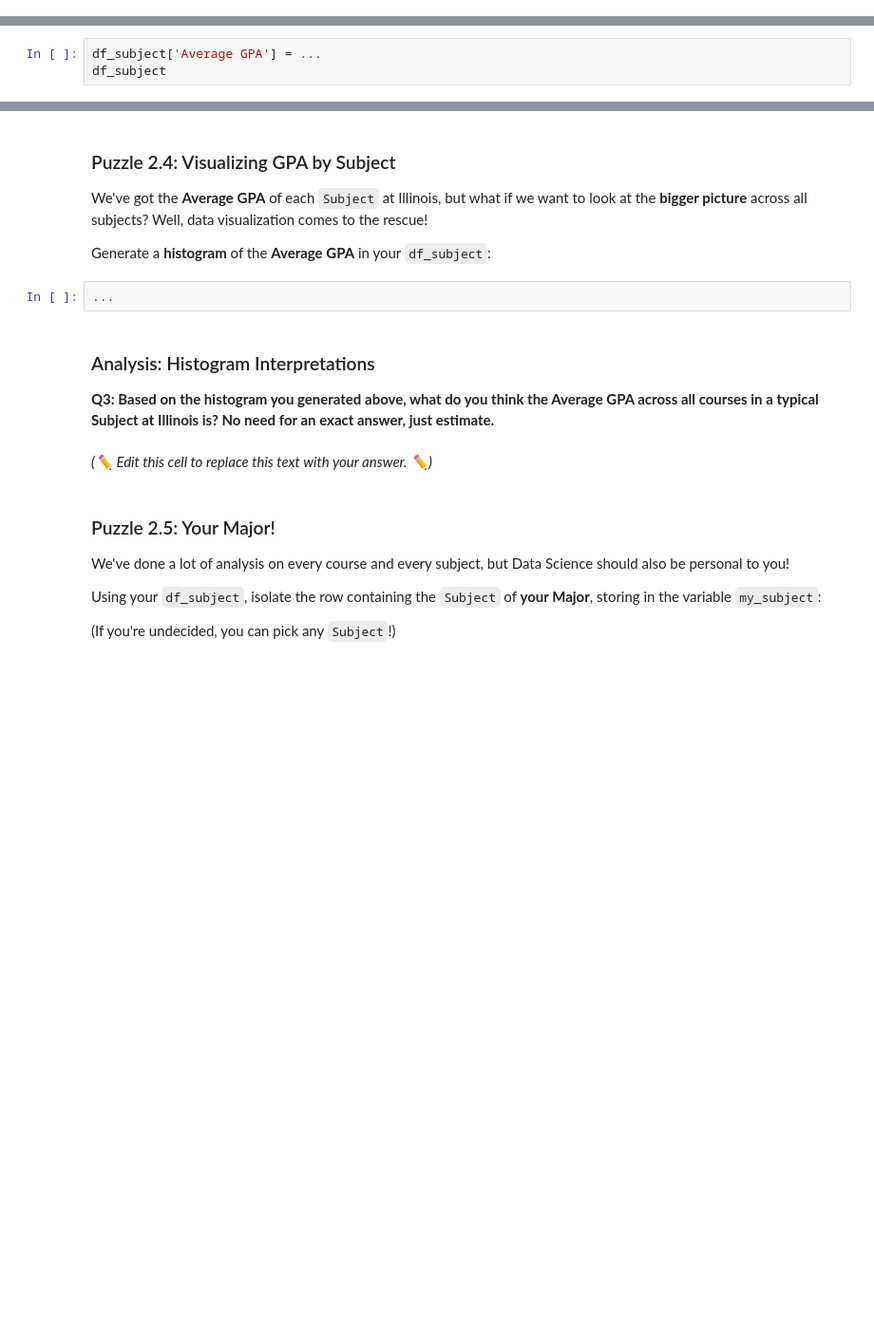
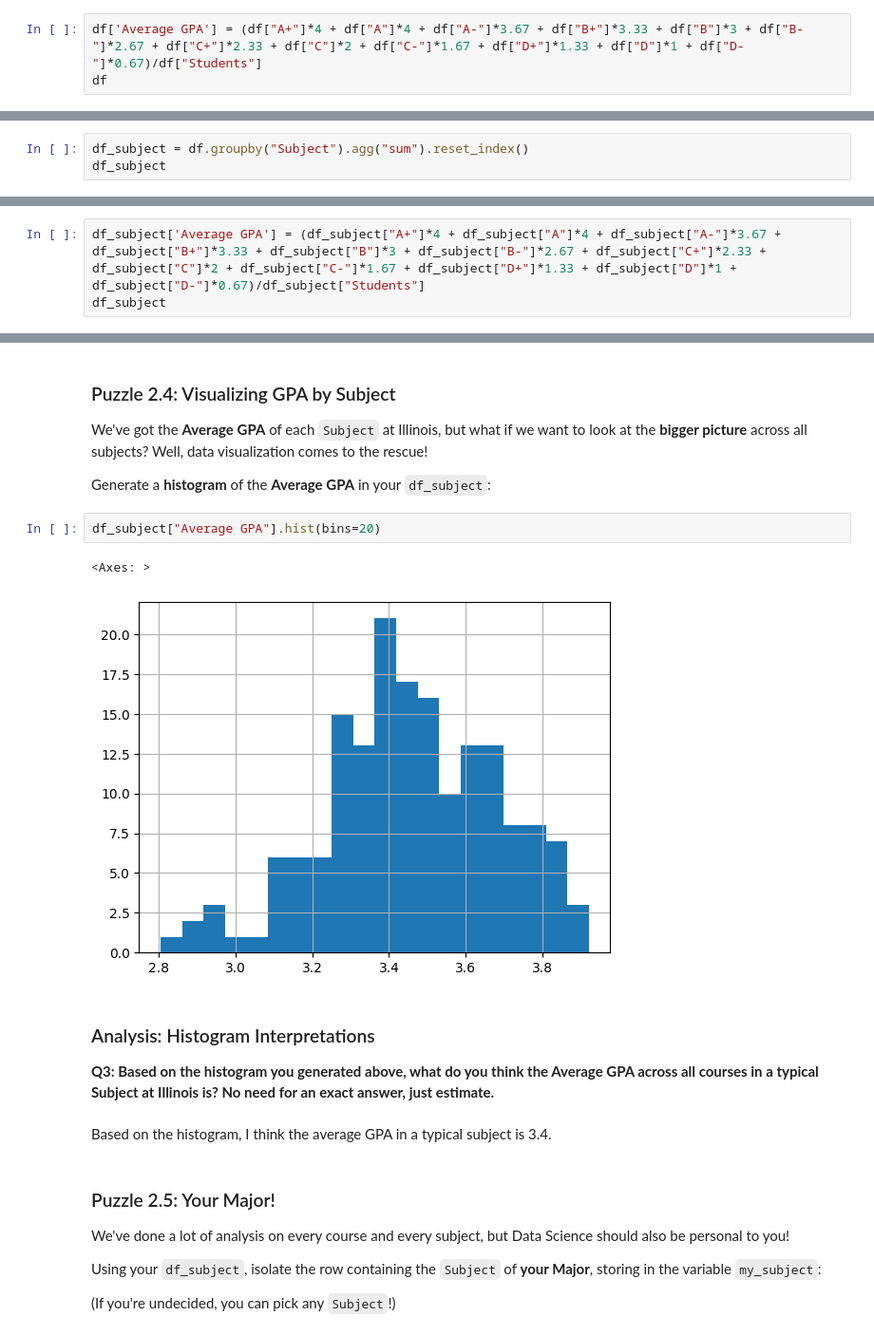
Before and after one commit to ryguy2k4/stat107, a Jupyter notebook: lab_gpa/lab_gpa.ipynb, the cells around one changed output, grey strips where cells are left out. Shown: that part at 95% size. Saved outputs shown, nothing was run; the diff lists cells and outputs as text; blank space fills up the shorter version.

```diff
--- a/lab_gpa/lab_gpa.ipynb
+++ b/lab_gpa/lab_gpa.ipynb
@@ -82,0 +84,3 @@ df
+# %%
+df['Average GPA'] = (df["A+"]*4 + df["A"]*4 + df["A-"]*3.67 + df["B+"]*3.33 + df["B"]*3 + df["B-"]*2.67 + df["C+"]*2.33 + df["C"]*2 + df["C-"]*1.67 + df["D+"]*1.33 + df["D"]*1 + df["D-"]*0.67)/df["Students"]
+df
@@ -166,0 +228,3 @@ df_subject
+# %%
+df_subject = df.groupby("Subject").agg("sum").reset_index()
+df_subject
@@ -192,6 +272,6 @@ Remember:
 - The **weight** of letter grades are as follows: $[A+ = 4.0, A = 4.0, A- = 3.67, \ldots  D- = 0.67, F = 0]$. <br> You can find a full scale at: https://registrar.illinois.edu/courses-grades/explanation-of-grades/
 - The `Students` column of our DataFrame contains the number of students in a `Subject`
 - This Puzzle is **strikingly similar** to **Puzzle 1.1** in this lab - just make sure you use `df_subject` this time!
-# %%
-df_subject['Average GPA'] = ...
-df_subject
+# %%
+df_subject['Average GPA'] = (df_subject["A+"]*4 + df_subject["A"]*4 + df_subject["A-"]*3.67 + df_subject["B+"]*3.33 + df_subject["B"]*3 + df_subject["B-"]*2.67 + df_subject["C+"]*2.33 + df_subject["C"]*2 + df_subject["C-"]*1.67 + df_subject["D+"]*1.33 + df_subject["D"]*1 + df_subject["D-"]*0.67)/df_subject["Students"]
+df_subject
@@ -254,14 +378,17 @@ print(f"{tada} All tests passed! {tada}")
 We've got the **Average GPA** of each `Subject` at Illinois, but what if we want to look at the **bigger picture** across all subjects? Well, data visualization comes to the rescue!
 
 Generate a **histogram** of the **Average GPA** in your `df_subject`:
-# %%
-...
+# %%
+df_subject["Average GPA"].hist(bins=20)
+# %% [output]
+<Axes: >
+[figure, added]
 # %% [markdown]
 ### Analysis: Histogram Interpretations
 
 **Q3: Based on the histogram you generated above, what do you think the Average GPA across all courses in a typical Subject at Illinois is? No need for an exact answer, just estimate.**
-# %% [markdown]
-*(✏️ Edit this cell to replace this text with your answer. ✏️)*
+# %% [markdown]
+Based on the histogram, I think the average GPA in a typical subject is 3.4.
 # %% [markdown]
 ### Puzzle 2.5: Your Major!
 We've done a lot of analysis on every course and every subject, but Data Science should also be personal to you!
```
Also changed, not shown: parts of 41 cells of this notebook, 1 other file.
